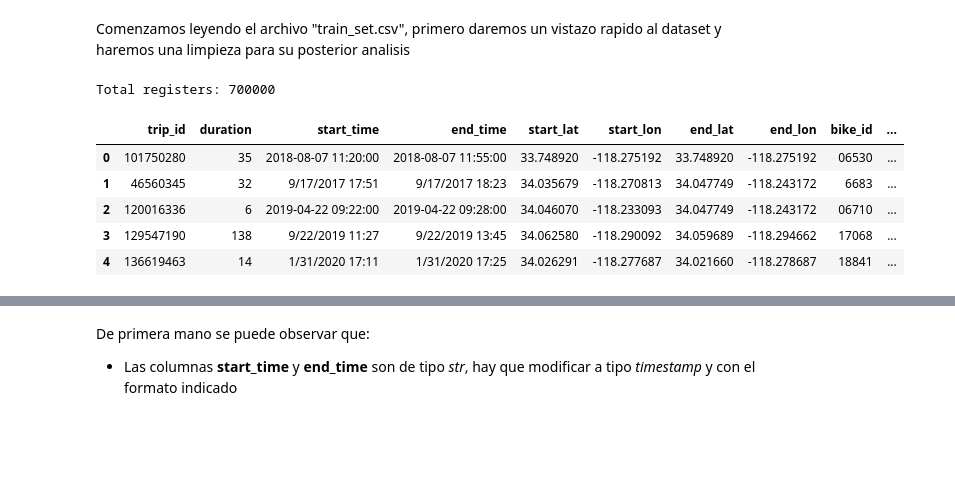
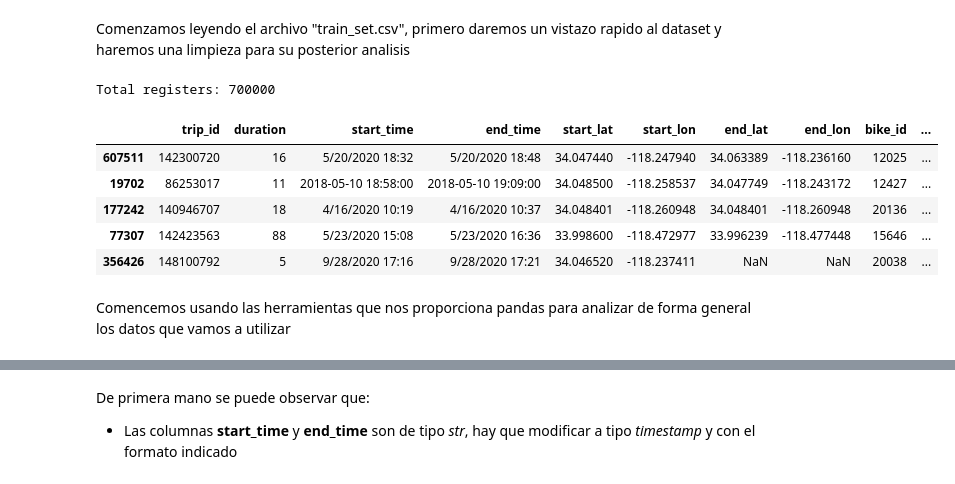
Before and after one commit to alexrods/Bicycles-LA-Analysis, a Jupyter notebook: ds_test.ipynb, the cells around one changed output, grey strips where cells are left out. Drawn from its saved outputs; the diff is of its cells as text; code cells hidden in the pictures; blank space fills up the shorter version.

```diff
--- a/ds_test.ipynb
+++ b/ds_test.ipynb
@@ -15,15 +15,17 @@ Comenzamos leyendo el archivo "train_set.csv", primero daremos un vistazo rapido
 # %%
 df = pd.read_csv('data/train_set.csv', low_memory=False)
 print(f'Total registers: {len(df)}')
-df.head()
+df.sample(5)
 # %% [output]
 Total registers: 700000
 |  | trip_id | duration | start_time | end_time | start_lat | start_lon | end_lat | end_lon | bike_id | ... |
-| 0 | 101750280 | 35 | 2018-08-07 11:20:00 | 2018-08-07 11:55:00 | 33.748920 | -118.275192 | 33.748920 | -118.275192 | 06530 | ... |
-| 1 | 46560345 | 32 | 9/17/2017 17:51 | 9/17/2017 18:23 | 34.035679 | -118.270813 | 34.047749 | -118.243172 | 6683 | ... |
-| 2 | 120016336 | 6 | 2019-04-22 09:22:00 | 2019-04-22 09:28:00 | 34.046070 | -118.233093 | 34.047749 | -118.243172 | 06710 | ... |
-| 3 | 129547190 | 138 | 9/22/2019 11:27 | 9/22/2019 13:45 | 34.062580 | -118.290092 | 34.059689 | -118.294662 | 17068 | ... |
-| 4 | 136619463 | 14 | 1/31/2020 17:11 | 1/31/2020 17:25 | 34.026291 | -118.277687 | 34.021660 | -118.278687 | 18841 | ... |
+| 607511 | 142300720 | 16 | 5/20/2020 18:32 | 5/20/2020 18:48 | 34.047440 | -118.247940 | 34.063389 | -118.236160 | 12025 | ... |
+| 19702 | 86253017 | 11 | 2018-05-10 18:58:00 | 2018-05-10 19:09:00 | 34.048500 | -118.258537 | 34.047749 | -118.243172 | 12427 | ... |
+| 177242 | 140946707 | 18 | 4/16/2020 10:19 | 4/16/2020 10:37 | 34.048401 | -118.260948 | 34.048401 | -118.260948 | 20136 | ... |
+| 77307 | 142423563 | 88 | 5/23/2020 15:08 | 5/23/2020 16:36 | 33.998600 | -118.472977 | 33.996239 | -118.477448 | 15646 | ... |
+| 356426 | 148100792 | 5 | 9/28/2020 17:16 | 9/28/2020 17:21 | 34.046520 | -118.237411 | NaN | NaN | 20038 | ... |
+# %% [markdown]
+Comencemos usando las herramientas que nos proporciona pandas para analizar de forma general los datos que vamos a utilizar
 # %%
 df.info()
 # %% [output]
```
Also changed, not shown: parts of 81 cells of this notebook.
